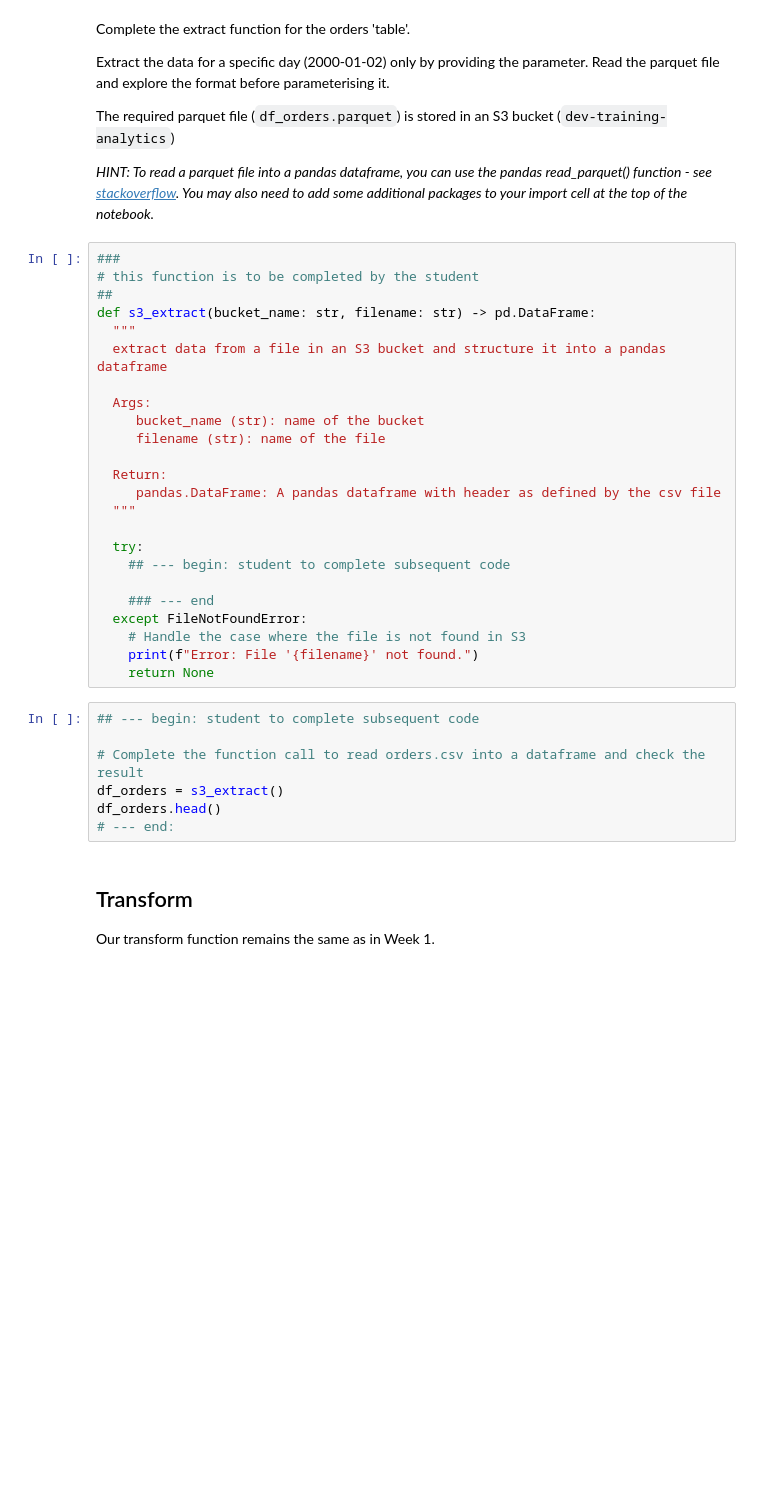
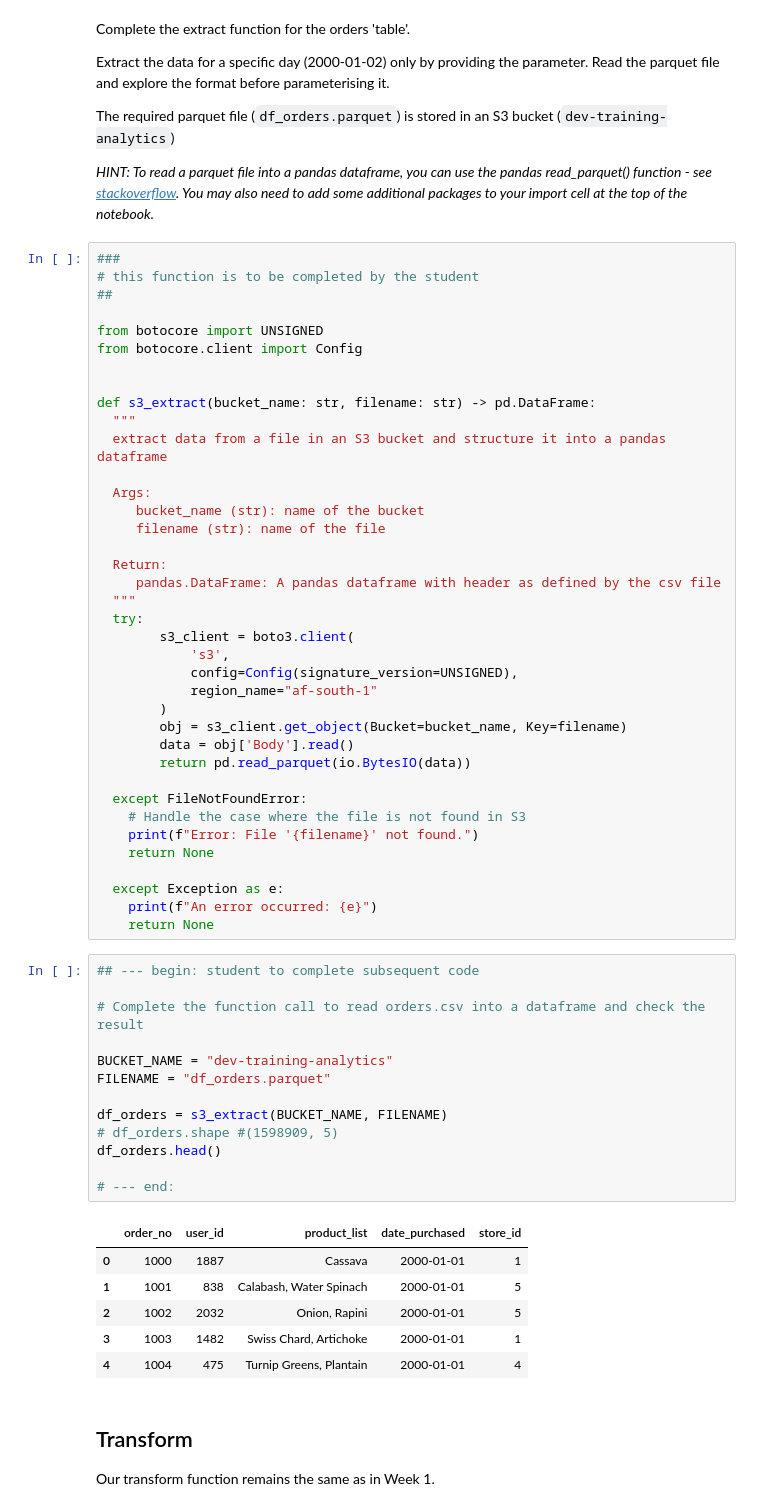
Before and after one commit to BusangM/data_science_journey, a Jupyter notebook: week2/wtc_week2_de_SHARED.ipynb, the cells around one changed output. Drawn from its saved outputs; the diff is of its cells as text; blank space fills up the shorter version.

```diff
--- a/week2/wtc_week2_de_SHARED.ipynb
+++ b/week2/wtc_week2_de_SHARED.ipynb
@@ -102,6 +104,11 @@ _HINT: To read a parquet file into a pandas dataframe, you can use the pandas re
 ###
 # this function is to be completed by the student
 ##
+
+from botocore import UNSIGNED
+from botocore.client import Config
+
+
 def s3_extract(bucket_name: str, filename: str) -> pd.DataFrame:
   """
   extract data from a file in an S3 bucket and structure it into a pandas dataframe
@@ -113,22 +120,44 @@ def s3_extract(bucket_name: str, filename: str) -> pd.DataFrame:
   Return:
      pandas.DataFrame: A pandas dataframe with header as defined by the csv file
   """
+  try:
+        s3_client = boto3.client(
+            's3',
+            config=Config(signature_version=UNSIGNED),
+            region_name="af-south-1"
+        )
+        obj = s3_client.get_object(Bucket=bucket_name, Key=filename)
+        data = obj['Body'].read()
+        return pd.read_parquet(io.BytesIO(data))
 
-  try:
-    ## --- begin: student to complete subsequent code
-
-    ### --- end
   except FileNotFoundError:
     # Handle the case where the file is not found in S3
     print(f"Error: File '{filename}' not found.")
     return None
+
+  except Exception as e:
+    print(f"An error occurred: {e}")
+    return None
 # %%
 ## --- begin: student to complete subsequent code
 
 # Complete the function call to read orders.csv into a dataframe and check the result
-df_orders = s3_extract()
+
+BUCKET_NAME = "dev-training-analytics"
+FILENAME = "df_orders.parquet"
+
+df_orders = s3_extract(BUCKET_NAME, FILENAME)
+# df_orders.shape #(1598909, 5)
 df_orders.head()
+
 # --- end:
+# %% [output]
+|  | order_no | user_id | product_list | date_purchased | store_id |
+| 0 | 1000 | 1887 | Cassava | 2000-01-01 | 1 |
+| 1 | 1001 | 838 | Calabash, Water Spinach | 2000-01-01 | 5 |
+| 2 | 1002 | 2032 | Onion, Rapini | 2000-01-01 | 5 |
+| 3 | 1003 | 1482 | Swiss Chard, Artichoke | 2000-01-01 | 1 |
+| 4 | 1004 | 475 | Turnip Greens, Plantain | 2000-01-01 | 4 |
 # %% [markdown]
 ## Transform
 
```
Also changed, not shown: parts of 7 cells of this notebook, 4 other files.
